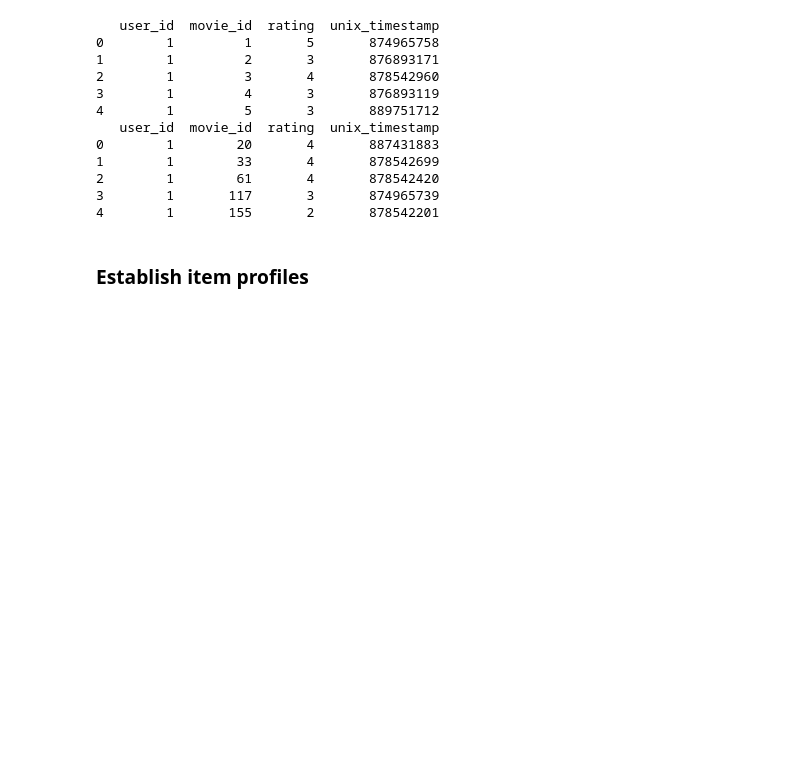
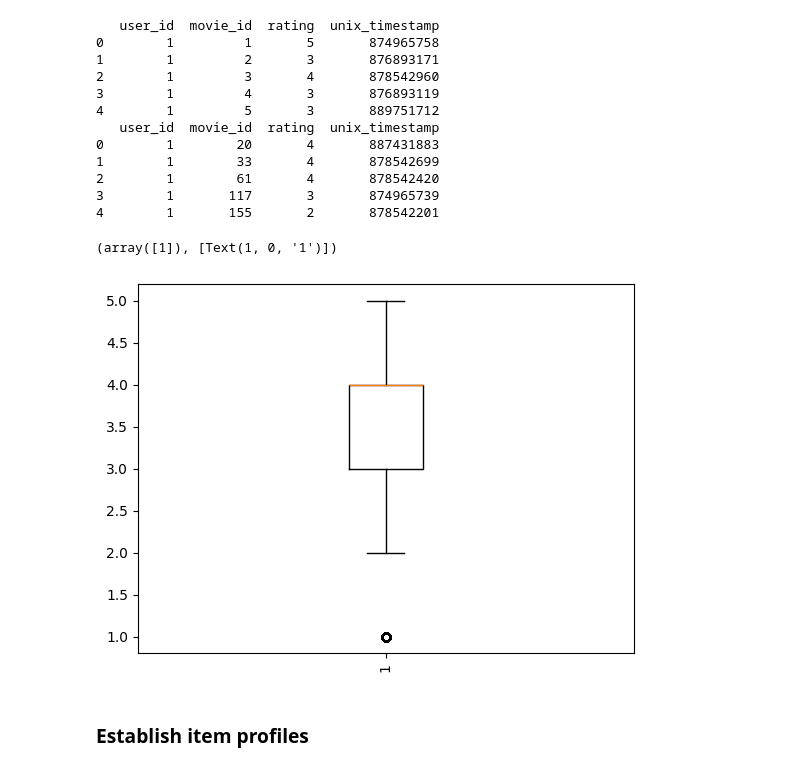
Before and after one commit to Narius2030/Recommendation-System, a Jupyter notebook: recommendsys-rating.ipynb, the cells around one changed output. Cells and saved outputs as stored; diff of their text form; code cells hidden in the pictures; blank space fills up the shorter version.

```diff
--- a/recommendsys-rating.ipynb
+++ b/recommendsys-rating.ipynb
@@ -50,6 +52,12 @@ print(rate_test.head())
 2        1        61       4       878542420
 3        1       117       3       874965739
 4        1       155       2       878542201
+# %%
+plt.boxplot(rate_train['rating'])
+plt.xticks(rotation=90)
+# %% [output]
+(array([1]), [Text(1, 0, '1')])
+[figure, added]
 # %% [markdown]
 ### **Establish item profiles**
 # %%
```
Also changed, not shown: parts of 22 cells of this notebook, 13 other files.
